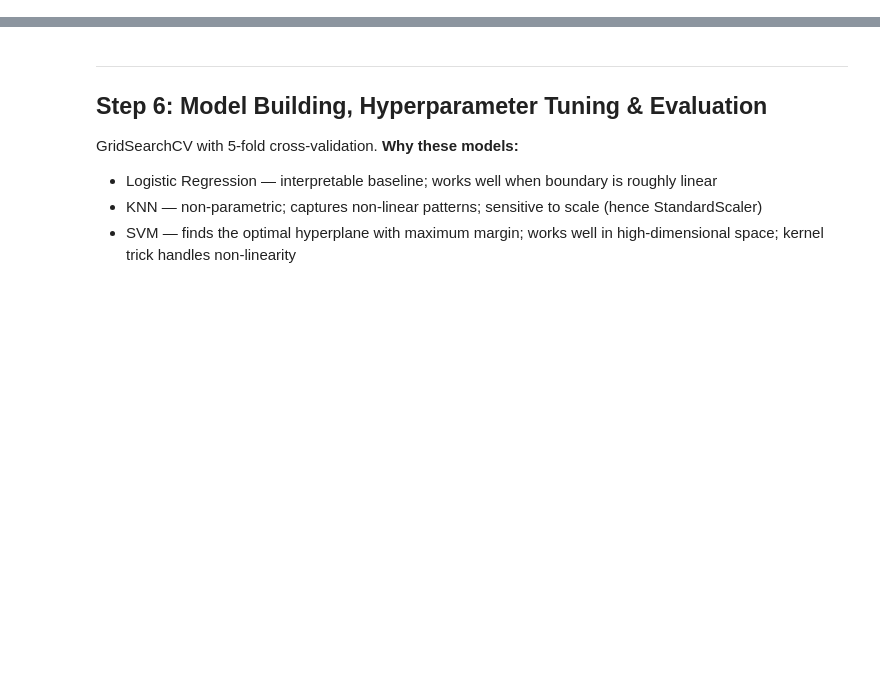
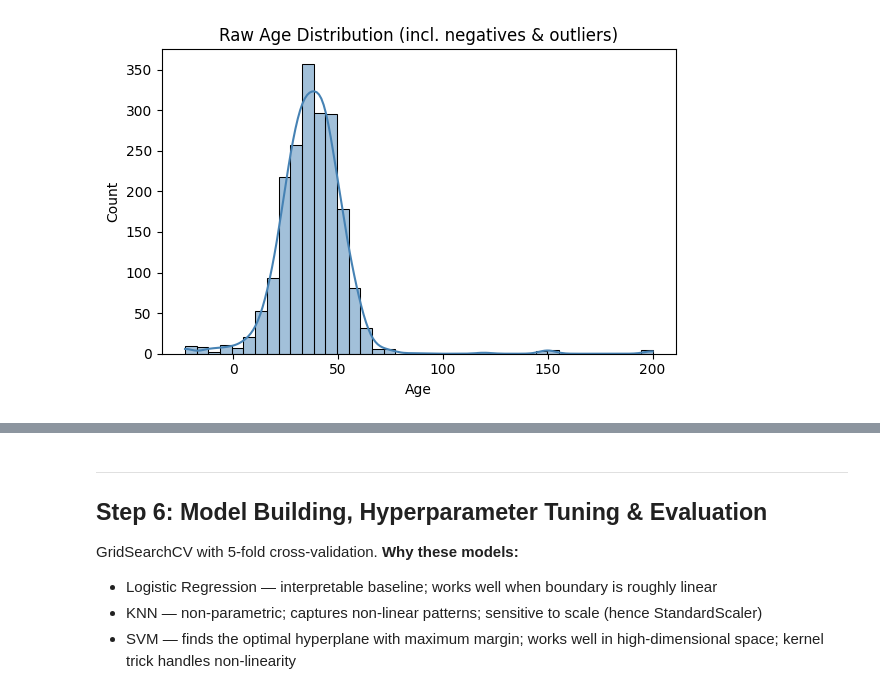
Before and after one commit to shubham56-h/Social_netwrok_ads_mini, a Jupyter notebook: preprocess_and_train.ipynb, the cells around one changed output, grey strips where cells are left out. Drawn from its saved outputs; the diff is of its cells as text; code cells hidden in the pictures; blank space fills up the shorter version.

```diff
--- a/preprocess_and_train.ipynb
+++ b/preprocess_and_train.ipynb
@@ -82,8 +168,11 @@ print(df[df['EstimatedSalary'] < 0][['UserID', 'EstimatedSalary']].head(8))
 # %%
 plt.figure(figsize=(6, 4))
 sns.histplot(df['Age'].dropna(), kde=True, color='steelblue', bins=40)
 plt.title('Raw Age Distribution (incl. negatives & outliers)')
-plt.tight_layout(); plt.savefig('static/eda1_age_dist.png'); plt.show()
+plt.tight_layout(); plt.savefig('static/eda1_age_dist.png');
+plt.show()
+# %% [output]
+[figure, added]
 # %%
 plt.figure(figsize=(6, 4))
 sns.histplot(df['EstimatedSalary'].dropna(), kde=True, color='coral', bins=40)
```
Also changed, not shown: parts of 61 cells of this notebook, 17 other files.
